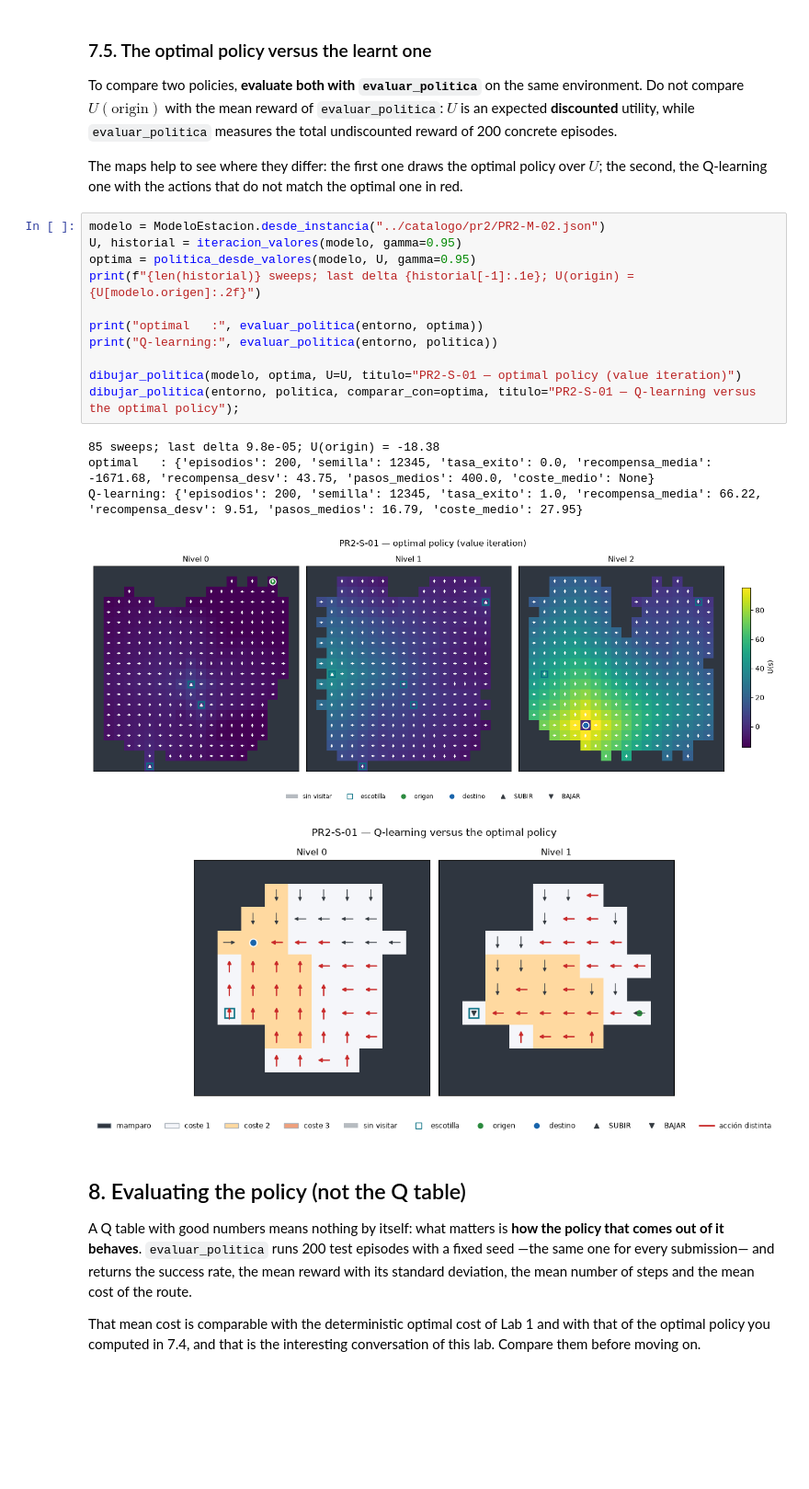
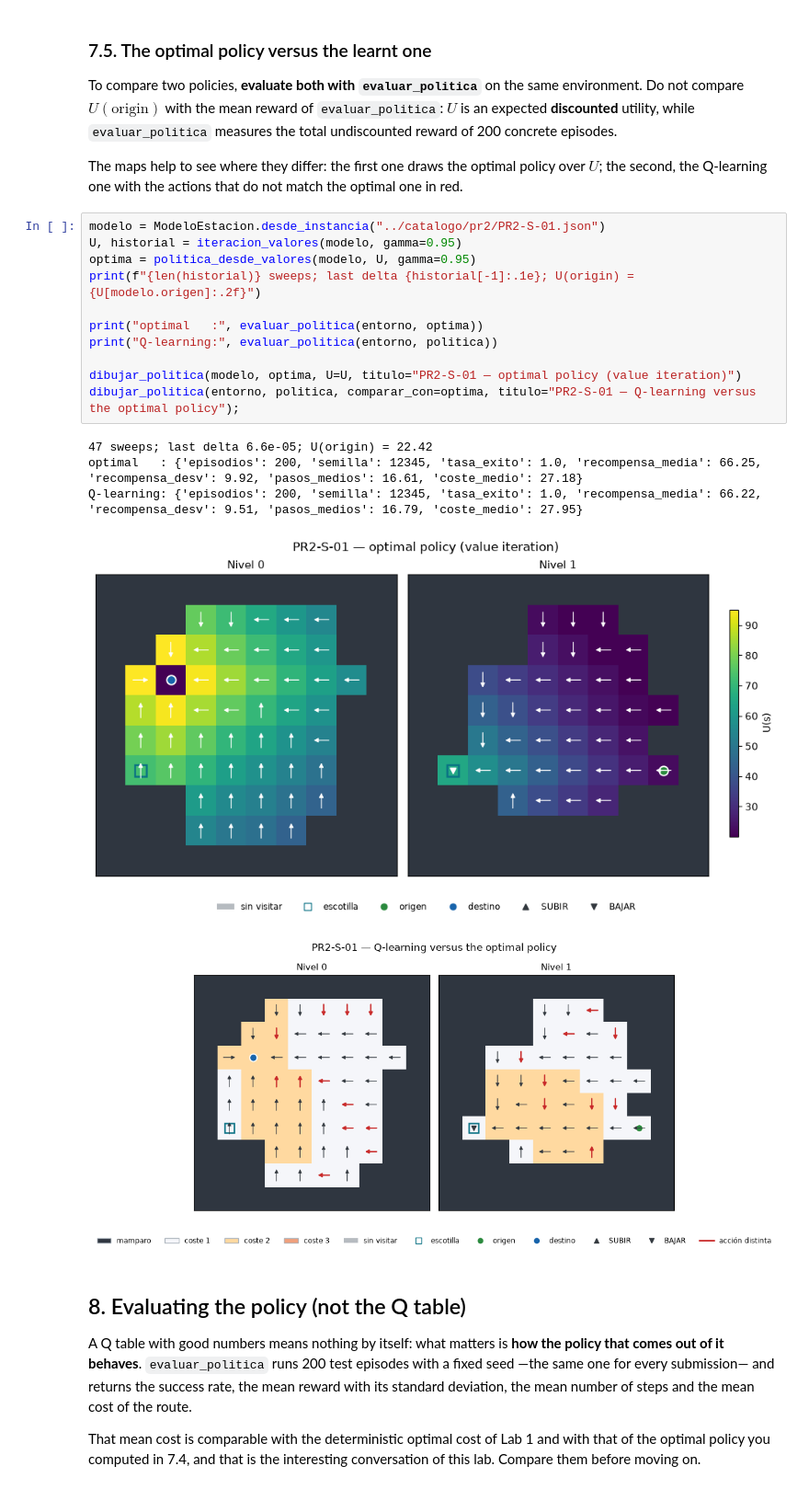
Before and after one commit to antonioriesco/SSII-Lab2new, a Jupyter notebook: PR2/Lab2_26-27_EN.ipynb, the cells around one changed output. Shown at 92% size. Drawn from its saved outputs; the diff is of its cells as text; blank space fills up the shorter version.

```diff
--- a/PR2/Lab2_26-27_EN.ipynb
+++ b/PR2/Lab2_26-27_EN.ipynb
@@ -628,22 +628,22 @@ reward of 200 concrete episodes.
 The maps help to see where they differ: the first one draws the optimal policy over $U$; the
 second, the Q-learning one with the actions that do not match the optimal one in red.
 # %%
-modelo = ModeloEstacion.desde_instancia("../catalogo/pr2/PR2-M-02.json")
+modelo = ModeloEstacion.desde_instancia("../catalogo/pr2/PR2-S-01.json")
 U, historial = iteracion_valores(modelo, gamma=0.95)
 optima = politica_desde_valores(modelo, U, gamma=0.95)
 print(f"{len(historial)} sweeps; last delta {historial[-1]:.1e}; U(origin) = {U[modelo.origen]:.2f}")
 
 print("optimal   :", evaluar_politica(entorno, optima))
 print("Q-learning:", evaluar_politica(entorno, politica))
 
 dibujar_politica(modelo, optima, U=U, titulo="PR2-S-01 — optimal policy (value iteration)")
 dibujar_politica(entorno, politica, comparar_con=optima, titulo="PR2-S-01 — Q-learning versus the optimal policy");
 # %% [output]
-85 sweeps; last delta 9.8e-05; U(origin) = -18.38
-optimal   : {'episodios': 200, 'semilla': 12345, 'tasa_exito': 0.0, 'recompensa_media': -1671.68, 'recompensa_desv': 43.75, 'pasos_medios': 400.0, 'coste_medio': None}
+47 sweeps; last delta 6.6e-05; U(origin) = 22.42
+optimal   : {'episodios': 200, 'semilla': 12345, 'tasa_exito': 1.0, 'recompensa_media': 66.25, 'recompensa_desv': 9.92, 'pasos_medios': 16.61, 'coste_medio': 27.18}
 Q-learning: {'episodios': 200, 'semilla': 12345, 'tasa_exito': 1.0, 'recompensa_media': 66.22, 'recompensa_desv': 9.51, 'pasos_medios': 16.79, 'coste_medio': 27.95}
-[figure, old version]
+[figure, new version]
-[figure, old version]
+[figure, new version]
 # %% [markdown]
 ## 8. Evaluating the policy (not the Q table)
 
```
Also changed, not shown: parts of 4 cells of this notebook, 3 other files.
